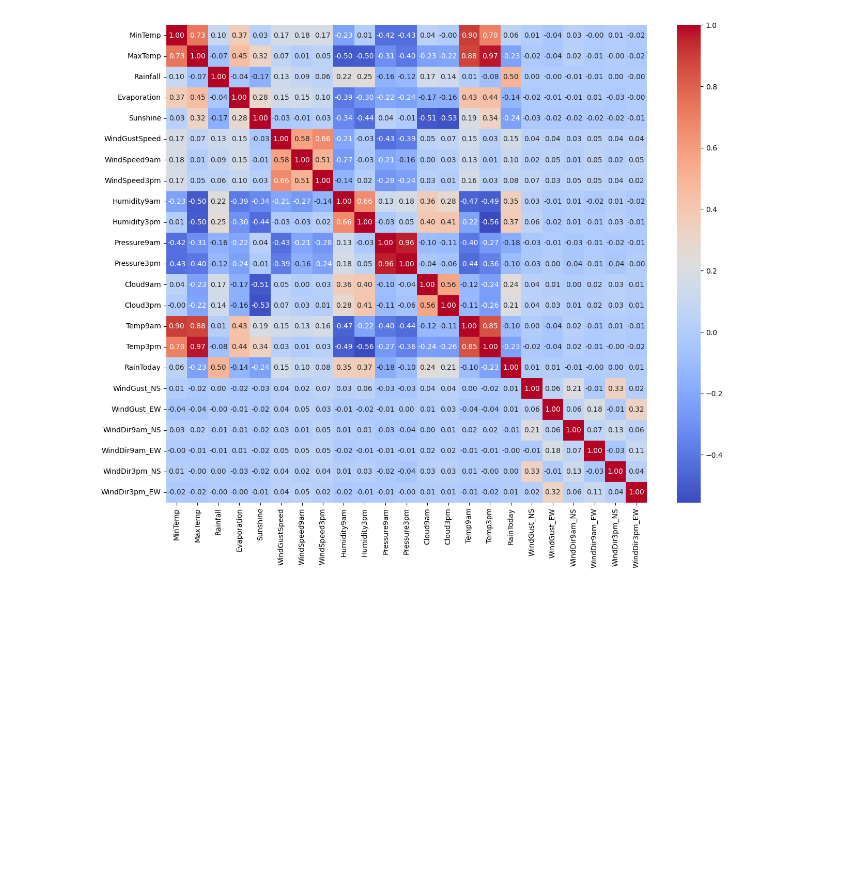
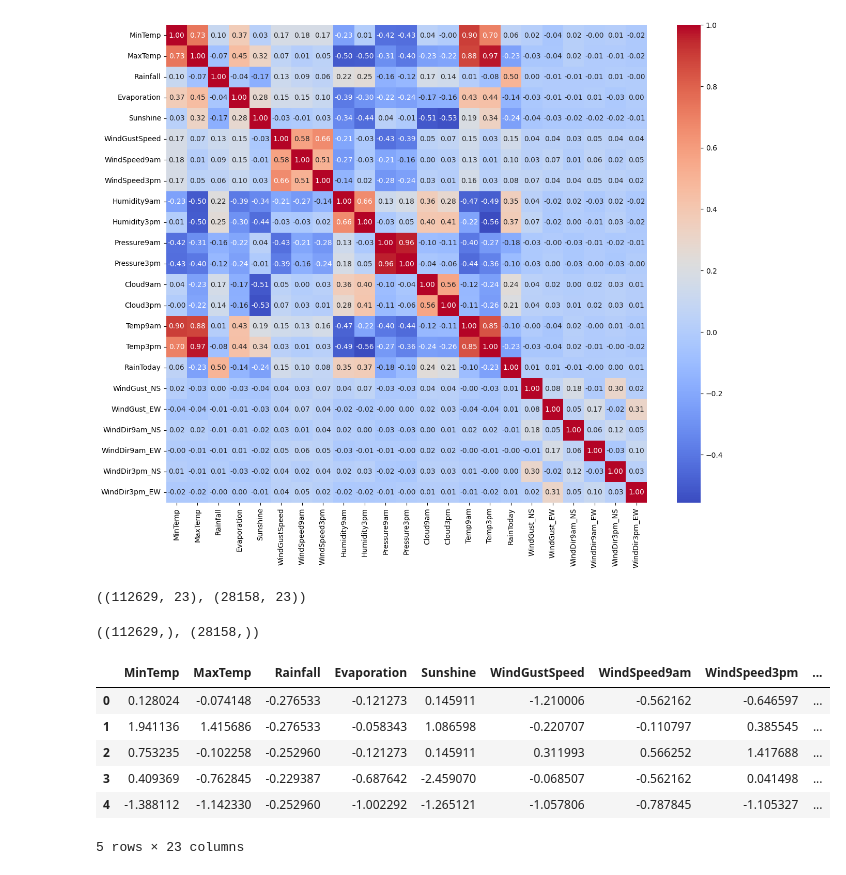
Before and after one commit to AlienVisitor/Everything-Data, a Jupyter notebook: Analysis/rain_in_australia.ipynb, the cells around one changed output. Cells and saved outputs as stored; diff of their text form; code cells hidden in the pictures; blank space fills up the shorter version.

```diff
--- a/Analysis/rain_in_australia.ipynb
+++ b/Analysis/rain_in_australia.ipynb
@@ -178,6 +181,11 @@ df_median
 | 145457 | 2017-06-23 | Uluru | 5.4 | 26.9 | 0.0 | 4.8 | 8.4 | N | 37.0 | ... |
 | 145458 | 2017-06-24 | Uluru | 7.8 | 27.0 | 0.0 | 4.8 | 8.4 | SE | 28.0 | ... |
 140787 rows × 29 columns
+# %%
+# Backward Filling NaN categorical values
+columns_to_bfill = ['WindGust_NS', 'WindGust_EW', 'WindDir9am_NS', 'WindDir9am_EW', 'WindDir3pm_NS', 'WindDir3pm_EW']
+
+df_median[columns_to_bfill] = df_median[columns_to_bfill].fillna(method='bfill')
 # %%
 # Data Frequency Representation
 plt.rcParams['figure.figsize']=(30, 70)
@@ -298,0 +309,8 @@ plt.show()
+# %%
+X_train.shape, X_test.shape
+# %% [output]
+((112629, 23), (28158, 23))
+# %%
+y_train.shape, y_test.shape
+# %% [output]
+((112629,), (28158,))
@@ -298,0 +327,10 @@ plt.show()
+# %%
+X_train.head()
+# %% [output]
+|  | MinTemp | MaxTemp | Rainfall | Evaporation | Sunshine | WindGustSpeed | WindSpeed9am | WindSpeed3pm | ... |
+| 0 | 0.128024 | -0.074148 | -0.276533 | -0.121273 | 0.145911 | -1.210006 | -0.562162 | -0.646597 | ... |
+| 1 | 1.941136 | 1.415686 | -0.276533 | -0.058343 | 1.086598 | -0.220707 | -0.110797 | 0.385545 | ... |
+| 2 | 0.753235 | -0.102258 | -0.252960 | -0.121273 | 0.145911 | 0.311993 | 0.566252 | 1.417688 | ... |
+| 3 | 0.409369 | -0.762845 | -0.229387 | -0.687642 | -2.459070 | -0.068507 | -0.562162 | 0.041498 | ... |
+| 4 | -1.388112 | -1.142330 | -0.252960 | -1.002292 | -1.265121 | -1.057806 | -0.787845 | -1.105327 | ... |
+5 rows × 23 columns
```
Also changed, not shown: parts of 18 cells of this notebook.
